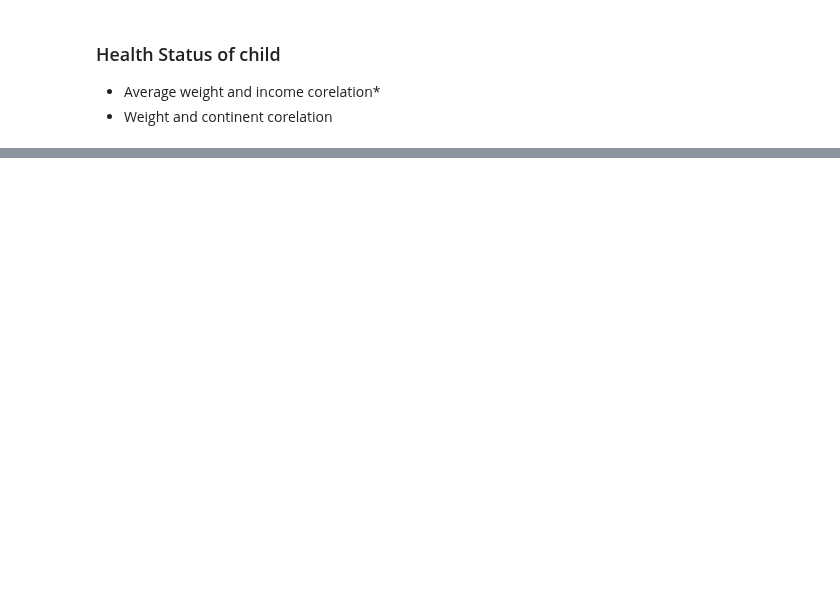
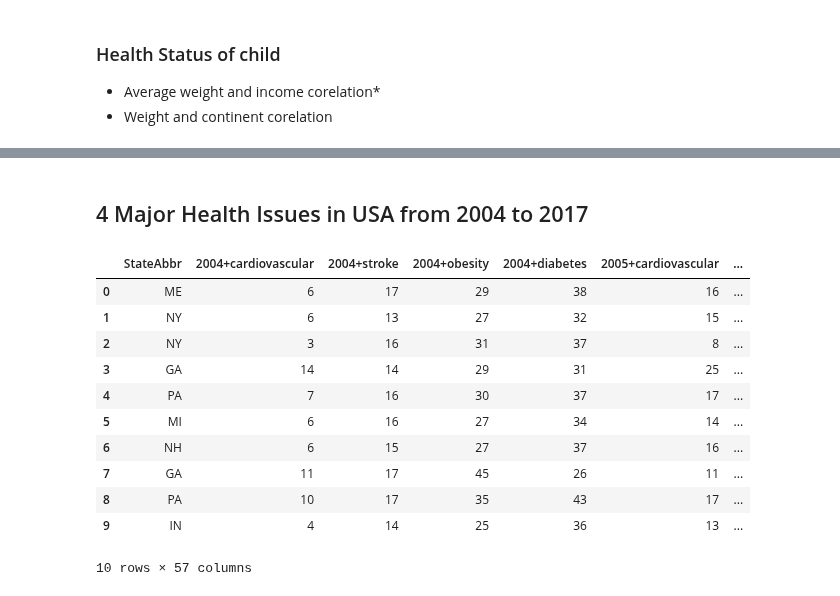
Before and after one commit to HardoModo/Dev10-Capstone, a Jupyter notebook: Jin/Malnutrition by income.ipynb, the cells around one changed output, grey strips where cells are left out. Drawn from its saved outputs; the diff is of its cells as text; code cells hidden in the pictures; blank space fills up the shorter version.

```diff
--- a/Jin/Malnutrition by income.ipynb
+++ b/Jin/Malnutrition by income.ipynb
@@ -93,0 +41,2 @@ Text(0.5, 1.0, 'Child Average Weight Ratings By Continent')
+# %% [markdown]
+## 4 Major Health Issues in USA from 2004 to 2017
@@ -93,0 +58,15 @@ Text(0.5, 1.0, 'Child Average Weight Ratings By Continent')
+# %%
+health_df.head(10)
+# %% [output]
+|  | StateAbbr | 2004+cardiovascular | 2004+stroke | 2004+obesity | 2004+diabetes | 2005+cardiovascular | ... |
+| 0 | ME | 6 | 17 | 29 | 38 | 16 | ... |
+| 1 | NY | 6 | 13 | 27 | 32 | 15 | ... |
+| 2 | NY | 3 | 16 | 31 | 37 | 8 | ... |
+| 3 | GA | 14 | 14 | 29 | 31 | 25 | ... |
+| 4 | PA | 7 | 16 | 30 | 37 | 17 | ... |
+| 5 | MI | 6 | 16 | 27 | 34 | 14 | ... |
+| 6 | NH | 6 | 15 | 27 | 37 | 16 | ... |
+| 7 | GA | 11 | 17 | 45 | 26 | 11 | ... |
+| 8 | PA | 10 | 17 | 35 | 43 | 17 | ... |
+| 9 | IN | 4 | 14 | 25 | 36 | 13 | ... |
+10 rows × 57 columns
```
Also changed, not shown: parts of 18 cells of this notebook, 7 other files.
